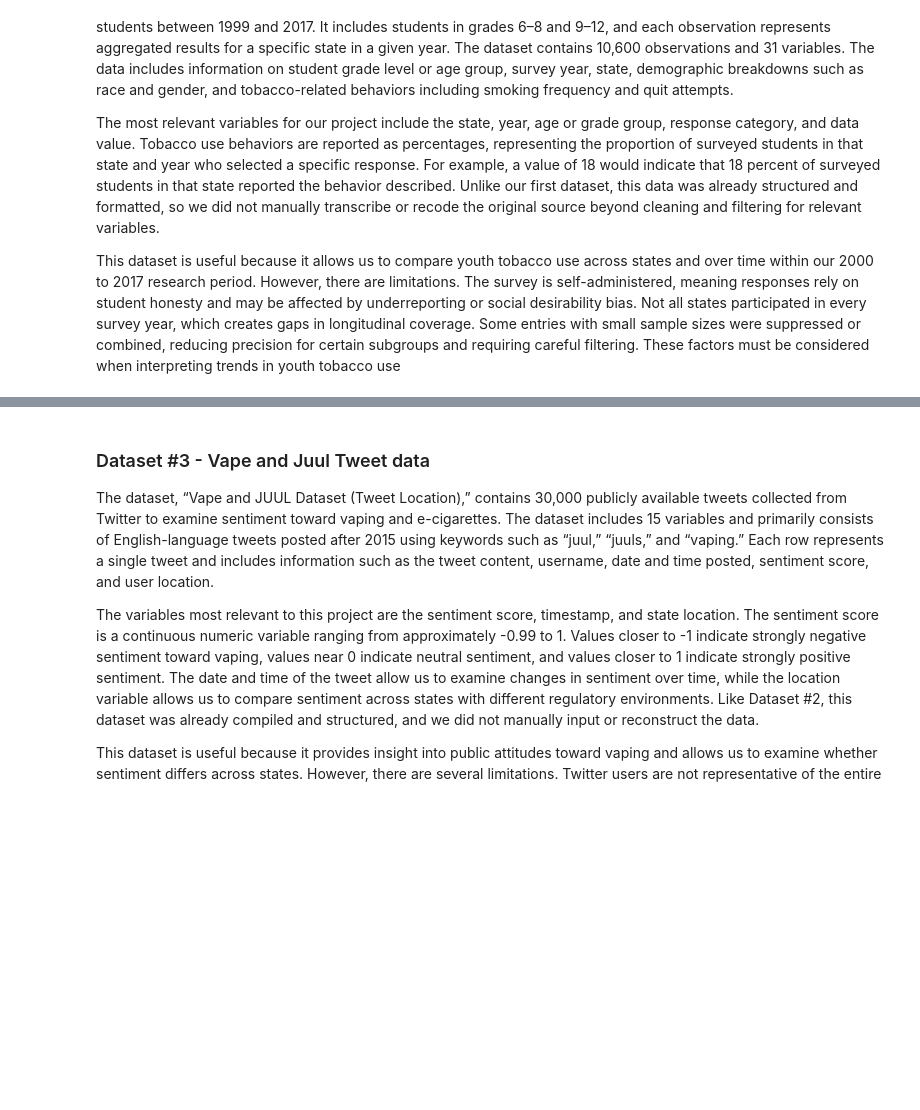
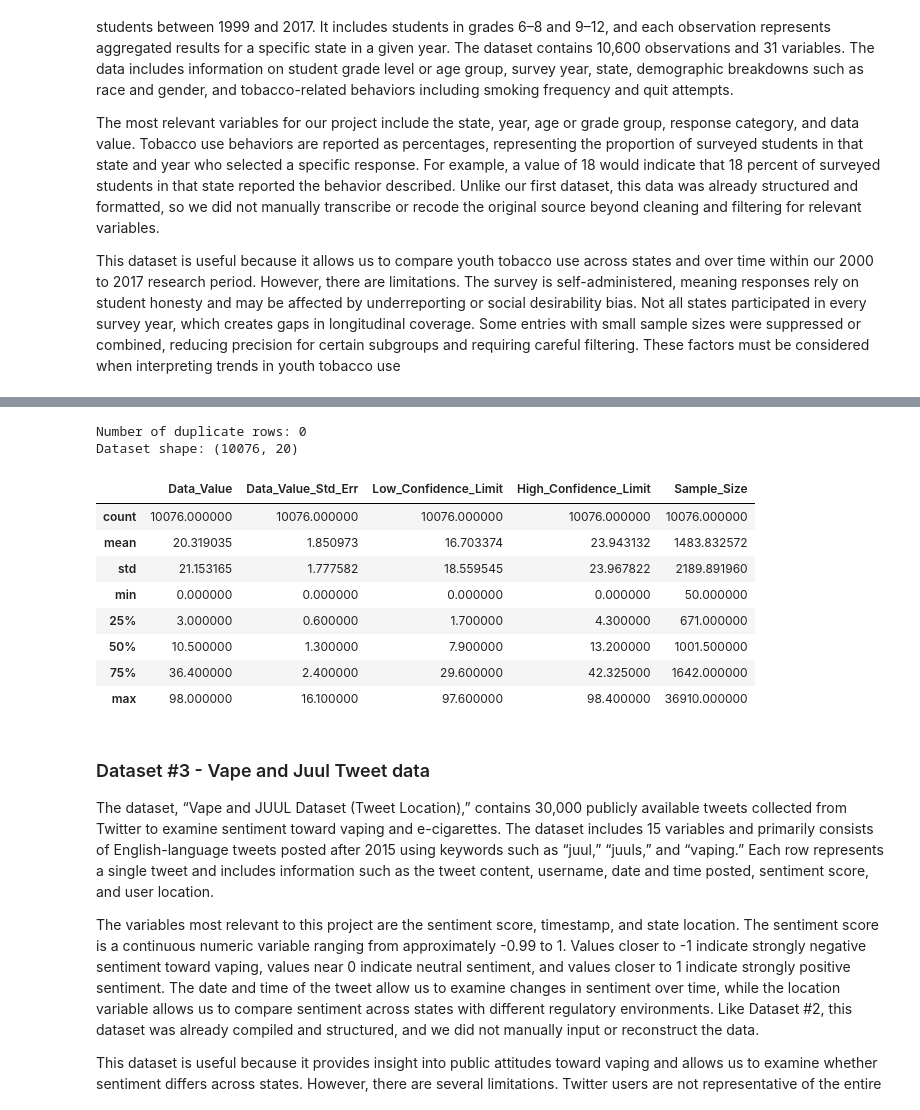
Before and after one commit to COGS108/Group103_WI26, a Jupyter notebook: 01-DataCheckpoint.ipynb, the cells around one changed output, grey strips where cells are left out. Cells and saved outputs as stored; diff of their text form; code cells hidden in the pictures; blank space fills up the shorter version.

```diff
--- a/01-DataCheckpoint.ipynb
+++ b/01-DataCheckpoint.ipynb
@@ -173,0 +441,9 @@ This dataset is useful because it allows us to compare youth tobacco use across
+# %%
+# Now, in our original DataFrame, we know that we can safely drop rows that have a footnote, since those rows contain missing data
+yts_data = yts_data[yts_data['Data_Value_Footnote'] != 'Data in these cells have been suppressed because of a small sample size']
+
+# We can also drop the Data_Value_Footnote and Data_Value_Footnote_Symbol columns because they no longer contain meaningful information
+yts_data.drop(columns=['Data_Value_Footnote', 'Data_Value_Footnote_Symbol'], inplace=True)
+
+# Save interim progress
+yts_data.to_csv("data/01-interim/yts_data_removed_footnotes.csv", index=False)
@@ -173,0 +483,10 @@ This dataset is useful because it allows us to compare youth tobacco use across
+# %%
+# All of the rows with missing data in the Response column correspond with the string 'Cessation (Youth)' in the TopicDesc column
+# Fill missing values in the Response column with a meaningful placeholder
+yts_data['Response'] = yts_data['Response'].fillna('Quit')
+
+# Drop all other rows with missing values
+yts_data = yts_data.dropna()
+
+# Examine missingness
+print(f"{yts_data.isna().sum()}")
@@ -174,3 +511,36 @@ This dataset is useful because it allows us to compare youth tobacco use across
+# %%
+# Check for duplicate rows
+print(f"Number of duplicate rows: {yts_data.duplicated().sum()}")
+
+# Drop ID columns that are not relevant to our analysis
+yts_data = yts_data.drop(['TopicTypeId', 'TopicId', 'MeasureId', 'StratificationID1', 'StratificationID2', 'StratificationID3',
+                         'StratificationID4', 'SubMeasureID', 'DisplayOrder'], axis=1)
+
+# Rename LocationAbbr column to make it easier to combine with other datasets
+yts_data.rename(columns={'LocationAbbr': 'StateAbbr'}, inplace=True)
+
+# Check the final shape of the dataset
+print(f"Dataset shape: {yts_data.shape}")
+
+# Save final wrangled data
+yts_data.to_csv("data/02-processed/yts_data_cleaned.csv", index=False)
+# %% [output]
+Number of duplicate rows: 0
+Dataset shape: (10076, 20)
+# %%
+# Summary statistics for numerical columns
+numeric_cols = ['Data_Value', 'Data_Value_Std_Err', 'Low_Confidence_Limit', 'High_Confidence_Limit', 'Sample_Size']
+yts_data[numeric_cols].describe()
+# %% [output]
+|  | Data_Value | Data_Value_Std_Err | Low_Confidence_Limit | High_Confidence_Limit | Sample_Size |
+| count | 10076.000000 | 10076.000000 | 10076.000000 | 10076.000000 | 10076.000000 |
+| mean | 20.319035 | 1.850973 | 16.703374 | 23.943132 | 1483.832572 |
+| std | 21.153165 | 1.777582 | 18.559545 | 23.967822 | 2189.891960 |
+| min | 0.000000 | 0.000000 | 0.000000 | 0.000000 | 50.000000 |
+| 25% | 3.000000 | 0.600000 | 1.700000 | 4.300000 | 671.000000 |
+| 50% | 10.500000 | 1.300000 | 7.900000 | 13.200000 | 1001.500000 |
+| 75% | 36.400000 | 2.400000 | 29.600000 | 42.325000 | 1642.000000 |
+| max | 98.000000 | 16.100000 | 97.600000 | 98.400000 | 36910.000000 |
 # %% [markdown]
 ### Dataset #3 - Vape and Juul Tweet data
 The dataset, “Vape and JUUL Dataset (Tweet Location),” contains 30,000 publicly available tweets collected from Twitter to examine sentiment toward vaping and e-cigarettes. The dataset includes 15 variables and primarily consists of English-language tweets posted after 2015 using keywords such as “juul,” “juuls,” and “vaping.” Each row represents a single tweet and includes information such as the tweet content, username, date and time posted, sentiment score, and user location.
```
Also changed, not shown: parts of 39 cells of this notebook, 1 other file.
